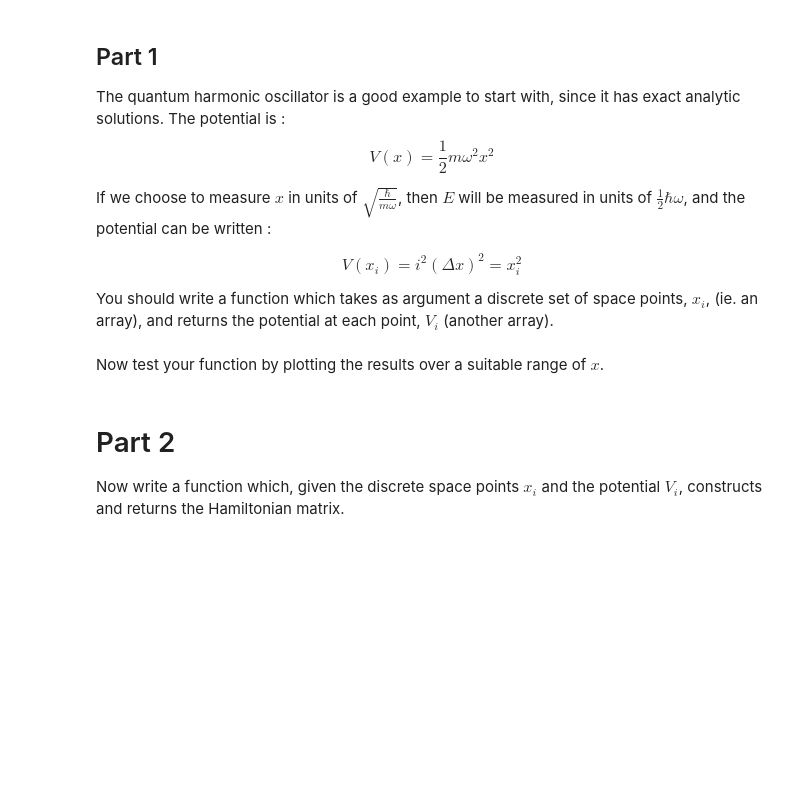
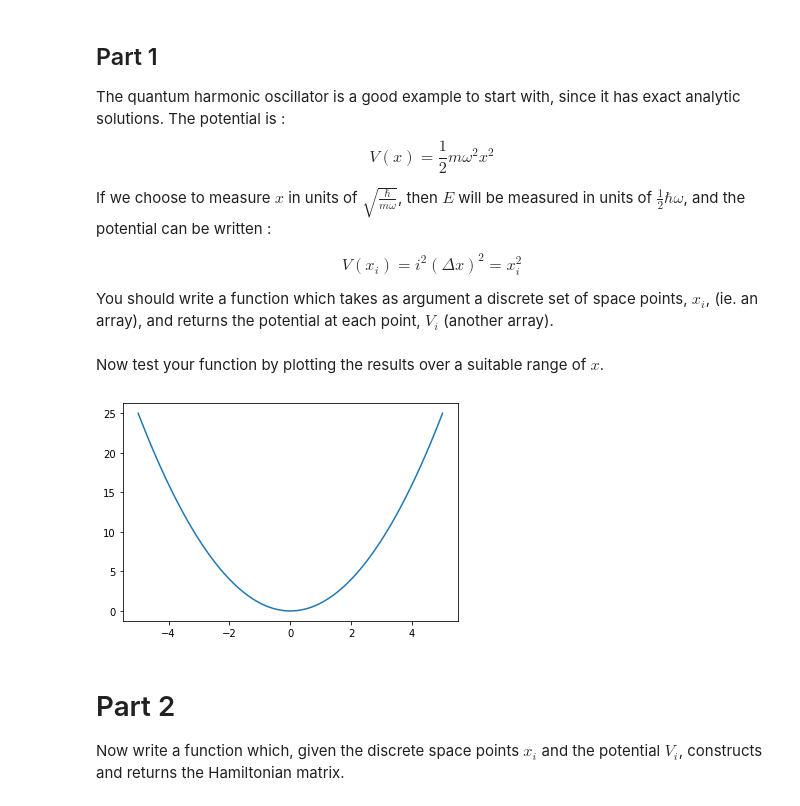
Before and after one commit to sam-you-ell/Computational-Physics, a Jupyter notebook: Ex2_Hopkins_Sam_1942842.ipynb, the cells around one changed output. Saved outputs shown, nothing was run; the diff lists cells and outputs as text; code cells hidden in the pictures; blank space fills up the shorter version.

```diff
--- a/Ex2_Hopkins_Sam_1942842.ipynb
+++ b/Ex2_Hopkins_Sam_1942842.ipynb
@@ -54,12 +54,23 @@ $$V(x_i) = i^2 (\Delta x)^2 = x_i^2$$
 You should write a function which takes as argument a discrete set of space points, $x_i$, (ie. an array), and returns the potential at each point, $V_i$ (another array).
 # %%
 import numpy as np
-
+import scipy
+from scipy.sparse import diags, linalg
+import matplotlib.pyplot as plt
 def potential_qho(x):
     v = np.zeros(len(x))
+    for i in range(len(x)):
+        v[i] = (x[i])**2
     return v
 # %% [markdown]
 Now test your function by plotting the results over a suitable range of $x$.
+# %%
+xvals = np.linspace(-5,5, 100)
+
+plt.plot(xvals, potential_qho(xvals))
+plt.show()
+# %% [output]
+[figure, added]
 # %% [markdown]
 # Part 2
 
```
Also changed, not shown: parts of 5 cells of this notebook.
